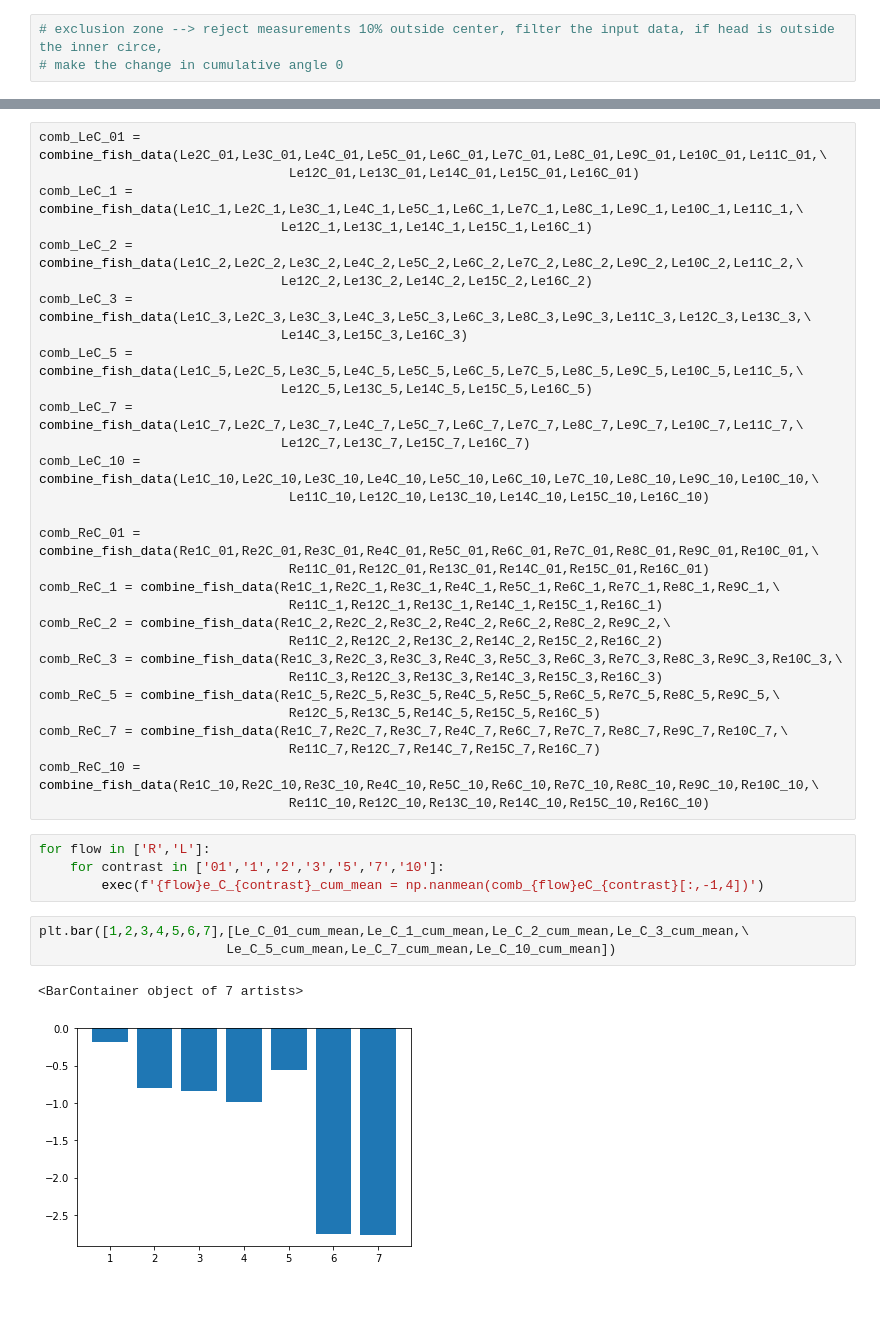
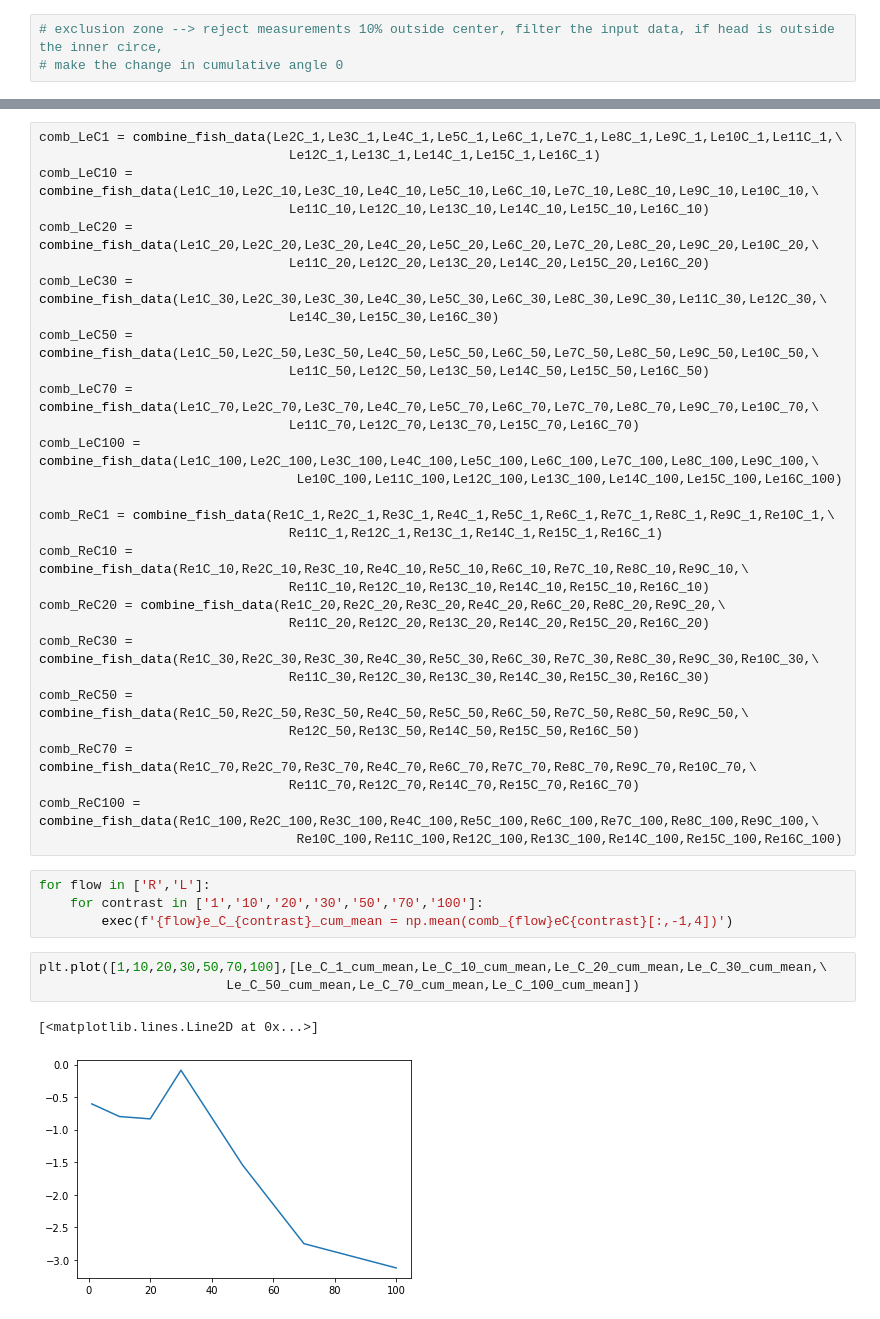
Before and after one commit to katarzyna-kupczyk/Effects-of-Methionine-on-the-OMR-in-Zebrafish-Larvae, a Jupyter notebook: notebooks/Analysis_E2_AM.ipynb, the cells around one changed output, grey strips where cells are left out. Saved outputs shown, nothing was run; the diff lists cells and outputs as text.

Commit message:
data analysis in notebooks

```diff
--- a/notebooks/Analysis_E2_AM.ipynb
+++ b/notebooks/Analysis_E2_AM.ipynb
@@ -215,41 +159,41 @@ plt.show()
 # %%
-comb_LeC_01 = combine_fish_data(Le2C_01,Le3C_01,Le4C_01,Le5C_01,Le6C_01,Le7C_01,Le8C_01,Le9C_01,Le10C_01,Le11C_01,\
-                                Le12C_01,Le13C_01,Le14C_01,Le15C_01,Le16C_01)
-comb_LeC_1 = combine_fish_data(Le1C_1,Le2C_1,Le3C_1,Le4C_1,Le5C_1,Le6C_1,Le7C_1,Le8C_1,Le9C_1,Le10C_1,Le11C_1,\
-                               Le12C_1,Le13C_1,Le14C_1,Le15C_1,Le16C_1)
-comb_LeC_2 = combine_fish_data(Le1C_2,Le2C_2,Le3C_2,Le4C_2,Le5C_2,Le6C_2,Le7C_2,Le8C_2,Le9C_2,Le10C_2,Le11C_2,\
-                               Le12C_2,Le13C_2,Le14C_2,Le15C_2,Le16C_2)
-comb_LeC_3 = combine_fish_data(Le1C_3,Le2C_3,Le3C_3,Le4C_3,Le5C_3,Le6C_3,Le8C_3,Le9C_3,Le11C_3,Le12C_3,Le13C_3,\
-                               Le14C_3,Le15C_3,Le16C_3)
-comb_LeC_5 = combine_fish_data(Le1C_5,Le2C_5,Le3C_5,Le4C_5,Le5C_5,Le6C_5,Le7C_5,Le8C_5,Le9C_5,Le10C_5,Le11C_5,\
-                               Le12C_5,Le13C_5,Le14C_5,Le15C_5,Le16C_5)
-comb_LeC_7 = combine_fish_data(Le1C_7,Le2C_7,Le3C_7,Le4C_7,Le5C_7,Le6C_7,Le7C_7,Le8C_7,Le9C_7,Le10C_7,Le11C_7,\
-                               Le12C_7,Le13C_7,Le15C_7,Le16C_7)
-comb_LeC_10 = combine_fish_data(Le1C_10,Le2C_10,Le3C_10,Le4C_10,Le5C_10,Le6C_10,Le7C_10,Le8C_10,Le9C_10,Le10C_10,\
+comb_LeC1 = combine_fish_data(Le2C_1,Le3C_1,Le4C_1,Le5C_1,Le6C_1,Le7C_1,Le8C_1,Le9C_1,Le10C_1,Le11C_1,\
+                                Le12C_1,Le13C_1,Le14C_1,Le15C_1,Le16C_1)
+comb_LeC10 = combine_fish_data(Le1C_10,Le2C_10,Le3C_10,Le4C_10,Le5C_10,Le6C_10,Le7C_10,Le8C_10,Le9C_10,Le10C_10,\
                                 Le11C_10,Le12C_10,Le13C_10,Le14C_10,Le15C_10,Le16C_10)
+comb_LeC20 = combine_fish_data(Le1C_20,Le2C_20,Le3C_20,Le4C_20,Le5C_20,Le6C_20,Le7C_20,Le8C_20,Le9C_20,Le10C_20,\
+                                Le11C_20,Le12C_20,Le13C_20,Le14C_20,Le15C_20,Le16C_20)
+comb_LeC30 = combine_fish_data(Le1C_30,Le2C_30,Le3C_30,Le4C_30,Le5C_30,Le6C_30,Le8C_30,Le9C_30,Le11C_30,Le12C_30,\
+                                Le14C_30,Le15C_30,Le16C_30)
+comb_LeC50 = combine_fish_data(Le1C_50,Le2C_50,Le3C_50,Le4C_50,Le5C_50,Le6C_50,Le7C_50,Le8C_50,Le9C_50,Le10C_50,\
+                                Le11C_50,Le12C_50,Le13C_50,Le14C_50,Le15C_50,Le16C_50)
+comb_LeC70 = combine_fish_data(Le1C_70,Le2C_70,Le3C_70,Le4C_70,Le5C_70,Le6C_70,Le7C_70,Le8C_70,Le9C_70,Le10C_70,\
+                                Le11C_70,Le12C_70,Le13C_70,Le15C_70,Le16C_70)
+comb_LeC100 = combine_fish_data(Le1C_100,Le2C_100,Le3C_100,Le4C_100,Le5C_100,Le6C_100,Le7C_100,Le8C_100,Le9C_100,\
+                                 Le10C_100,Le11C_100,Le12C_100,Le13C_100,Le14C_100,Le15C_100,Le16C_100)
 
-comb_ReC_01 = combine_fish_data(Re1C_01,Re2C_01,Re3C_01,Re4C_01,Re5C_01,Re6C_01,Re7C_01,Re8C_01,Re9C_01,Re10C_01,\
-                                Re11C_01,Re12C_01,Re13C_01,Re14C_01,Re15C_01,Re16C_01)
-comb_ReC_1 = combine_fish_data(Re1C_1,Re2C_1,Re3C_1,Re4C_1,Re5C_1,Re6C_1,Re7C_1,Re8C_1,Re9C_1,\
+comb_ReC1 = combine_fish_data(Re1C_1,Re2C_1,Re3C_1,Re4C_1,Re5C_1,Re6C_1,Re7C_1,Re8C_1,Re9C_1,Re10C_1,\
                                 Re11C_1,Re12C_1,Re13C_1,Re14C_1,Re15C_1,Re16C_1)
-comb_ReC_2 = combine_fish_data(Re1C_2,Re2C_2,Re3C_2,Re4C_2,Re6C_2,Re8C_2,Re9C_2,\
-                                Re11C_2,Re12C_2,Re13C_2,Re14C_2,Re15C_2,Re16C_2)
-comb_ReC_3 = combine_fish_data(Re1C_3,Re2C_3,Re3C_3,Re4C_3,Re5C_3,Re6C_3,Re7C_3,Re8C_3,Re9C_3,Re10C_3,\
-                                Re11C_3,Re12C_3,Re13C_3,Re14C_3,Re15C_3,Re16C_3)
-comb_ReC_5 = combine_fish_data(Re1C_5,Re2C_5,Re3C_5,Re4C_5,Re5C_5,Re6C_5,Re7C_5,Re8C_5,Re9C_5,\
-                                Re12C_5,Re13C_5,Re14C_5,Re15C_5,Re16C_5)
-comb_ReC_7 = combine_fish_data(Re1C_7,Re2C_7,Re3C_7,Re4C_7,Re6C_7,Re7C_7,Re8C_7,Re9C_7,Re10C_7,\
-                                Re11C_7,Re12C_7,Re14C_7,Re15C_7,Re16C_7)
-comb_ReC_10 = combine_fish_data(Re1C_10,Re2C_10,Re3C_10,Re4C_10,Re5C_10,Re6C_10,Re7C_10,Re8C_10,Re9C_10,Re10C_10,\
+comb_ReC10 = combine_fish_data(Re1C_10,Re2C_10,Re3C_10,Re4C_10,Re5C_10,Re6C_10,Re7C_10,Re8C_10,Re9C_10,\
                                 Re11C_10,Re12C_10,Re13C_10,Re14C_10,Re15C_10,Re16C_10)
+comb_ReC20 = combine_fish_data(Re1C_20,Re2C_20,Re3C_20,Re4C_20,Re6C_20,Re8C_20,Re9C_20,\
+                                Re11C_20,Re12C_20,Re13C_20,Re14C_20,Re15C_20,Re16C_20)
+comb_ReC30 = combine_fish_data(Re1C_30,Re2C_30,Re3C_30,Re4C_30,Re5C_30,Re6C_30,Re7C_30,Re8C_30,Re9C_30,Re10C_30,\
+                                Re11C_30,Re12C_30,Re13C_30,Re14C_30,Re15C_30,Re16C_30)
+comb_ReC50 = combine_fish_data(Re1C_50,Re2C_50,Re3C_50,Re4C_50,Re5C_50,Re6C_50,Re7C_50,Re8C_50,Re9C_50,\
+                                Re12C_50,Re13C_50,Re14C_50,Re15C_50,Re16C_50)
+comb_ReC70 = combine_fish_data(Re1C_70,Re2C_70,Re3C_70,Re4C_70,Re6C_70,Re7C_70,Re8C_70,Re9C_70,Re10C_70,\
+                                Re11C_70,Re12C_70,Re14C_70,Re15C_70,Re16C_70)
+comb_ReC100 = combine_fish_data(Re1C_100,Re2C_100,Re3C_100,Re4C_100,Re5C_100,Re6C_100,Re7C_100,Re8C_100,Re9C_100,\
+                                 Re10C_100,Re11C_100,Re12C_100,Re13C_100,Re14C_100,Re15C_100,Re16C_100)
 # %%
 for flow in ['R','L']:
-    for contrast in ['01','1','2','3','5','7','10']:
-        exec(f'{flow}e_C_{contrast}_cum_mean = np.nanmean(comb_{flow}eC_{contrast}[:,-1,4])')
+    for contrast in ['1','10','20','30','50','70','100']:
+        exec(f'{flow}e_C_{contrast}_cum_mean = np.mean(comb_{flow}eC{contrast}[:,-1,4])')
 # %%
-plt.bar([1,2,3,4,5,6,7],[Le_C_01_cum_mean,Le_C_1_cum_mean,Le_C_2_cum_mean,Le_C_3_cum_mean,\
-                        Le_C_5_cum_mean,Le_C_7_cum_mean,Le_C_10_cum_mean])
+plt.plot([1,10,20,30,50,70,100],[Le_C_1_cum_mean,Le_C_10_cum_mean,Le_C_20_cum_mean,Le_C_30_cum_mean,\
+                        Le_C_50_cum_mean,Le_C_70_cum_mean,Le_C_100_cum_mean])
 # %% [output]
-<BarContainer object of 7 artists>
+[<matplotlib.lines.Line2D at 0x...>]
-[figure, old version]
+[figure, new version]
 # %%
```
Also changed, not shown: parts of 14 cells of this notebook, 6 other files.
